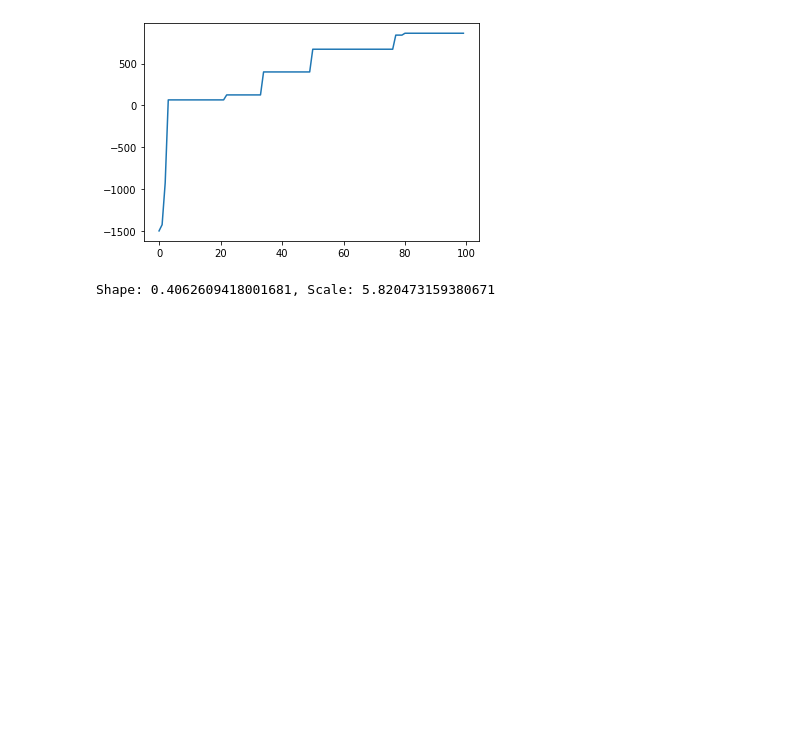
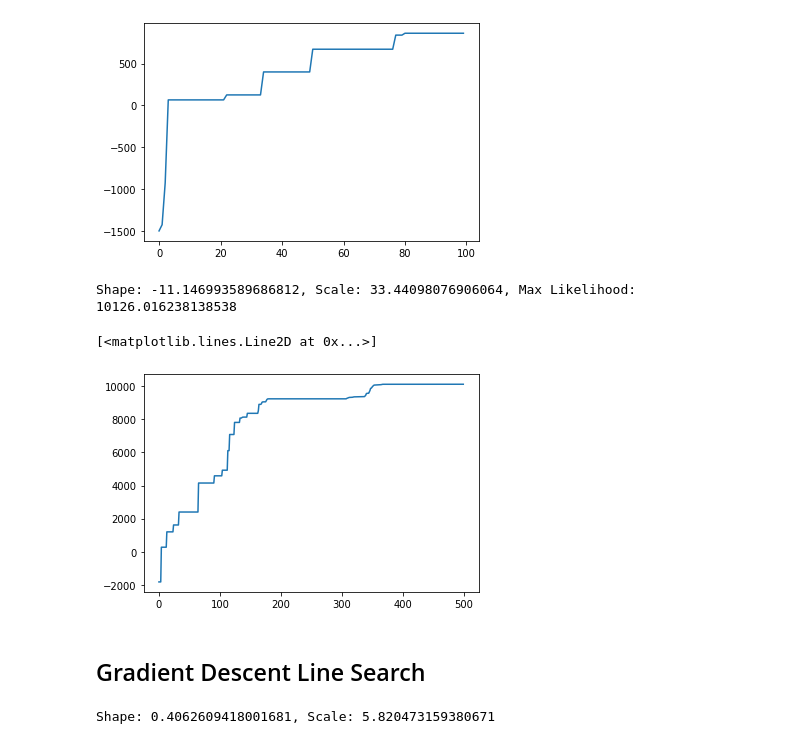
Before and after one commit to tymefighter/Forecast, a Jupyter notebook: notebooks/optimization.ipynb, the cells around one changed output. Saved outputs shown, nothing was run; the diff lists cells and outputs as text; code cells hidden in the pictures; blank space fills up the shorter version.

```diff
--- a/notebooks/optimization.ipynb
+++ b/notebooks/optimization.ipynb
@@ -212,6 +215,23 @@ plt.plot(likelihood_vals)
 Shape: -3.1336306711450885, Scale: 7.834680708863211, Max Likelihood: 861.7846356896562
 [<matplotlib.lines.Line2D at 0x...>]
 [figure]
+# %%
+gpd = GeneralizedParetoDistribution(-10, 30)
+n = 2000
+data = gpd.sample(n)
+
+init_pos = Pso.computeInitialPos([(-50, -1), (1, 50)], 100)
+params, max_likelihood, likelihood_vals = GpdEstimate.psoMethod(data, init_pos, numIterations=500)
+shapeParam, scaleParam = params
+
+print(f'Shape: {shapeParam}, Scale: {scaleParam}, Max Likelihood: {max_likelihood}')
+plt.plot(likelihood_vals)
+# %% [output]
+Shape: -11.146993589686812, Scale: 33.44098076906064, Max Likelihood: 10126.016238138538
+[<matplotlib.lines.Line2D at 0x...>]
+[figure, added]
+# %% [markdown]
+## Gradient Descent Line Search
 # %%
 gpd = GeneralizedParetoDistribution(0.5, 5)
 n = 1000
```
Also changed, not shown: parts of 7 cells of this notebook, 1 other file.
